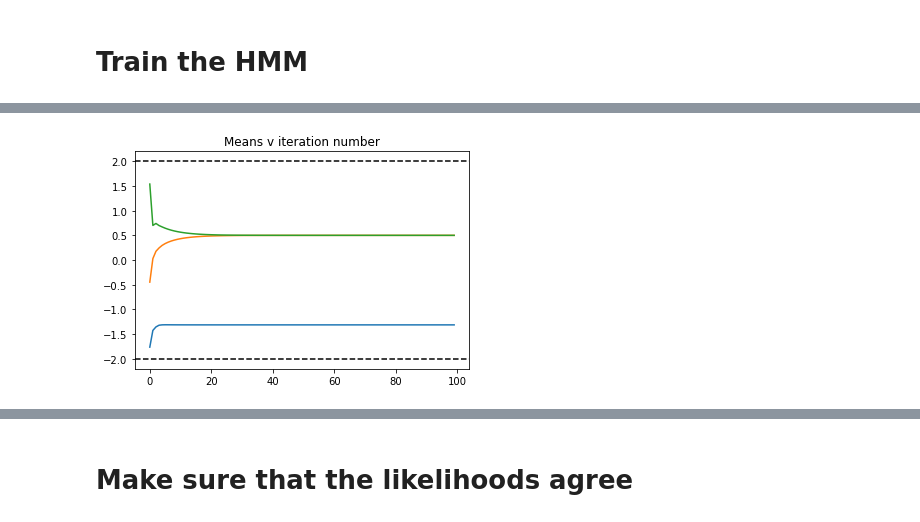
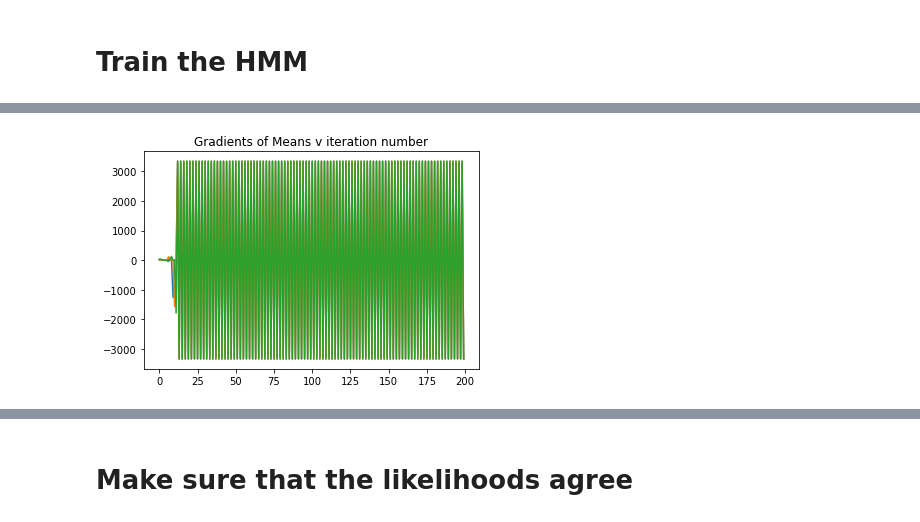
Before and after one commit to evsi8432/sublinear-HMM-inference, a Jupyter notebook: src/Sandbox.ipynb, the cells around one changed output, grey strips where cells are left out. Drawn from its saved outputs; the diff is of its cells as text; code cells hidden in the pictures.

Commit message:
Update trace storage

```diff
--- a/src/Sandbox.ipynb
+++ b/src/Sandbox.ipynb
@@ -60,7 +47,7 @@ pars = Parameters.Parameters()
 pars.features = [{'Y':{'corr':False,'f':'normal'}}, # coarse-scale
                  {}]
 pars.K = [3,1]
-T = 1000
+T = 100
 # %% [markdown]
 # Simulate Data
 # %%
@@ -141,14 +160,19 @@ print(optim1.step_size)
 # Train the HMM
 # %%
 # do first optimization
-num_epochs = 10
+num_epochs = 250
 optim1.step_num = 1
-optim1.train_HHMM(num_epochs,decay_ind=np.infty)
+optim1.train_HHMM(num_epochs,random_t=False,decay_ind=np.infty)
+
+# do first optimization
+num_epochs = 250
+optim2.step_num = 1
+optim2.train_HHMM(num_epochs,h=1,random_t=False,decay_ind=np.infty)
 
 # do second optimization
-num_epochs = 10
-optim2.step_num = 1
-optim2.train_HHMM(num_epochs,h=1,decay_ind=np.infty)
+num_epochs = 250
+optim3.step_num = 1
+optim3.train_HHMM(num_epochs,h=1,decay_ind=np.infty)
 # %% [output]
 finished epoch num:  0
 last direction:  forward
@@ -170,15 +194,22 @@ log-likelihood:  -167.2019832446284
 # %%
-def plot_results(optim):
-    plt.plot(optim.log_like_trace)
-    plt.title("Log-likelihood v iteration number")
-    plt.show()
+def plot_results(optim,iters=None):
 
-    plt.plot([optim.theta_trace[i][0]['Y']['mu'][0] for i in range(len(optim.theta_trace))])
-    plt.plot([optim.theta_trace[i][0]['Y']['mu'][1] for i in range(len(optim.theta_trace))])
-    plt.plot([optim.theta_trace[i][0]['Y']['mu'][2] for i in range(len(optim.theta_trace))])
+    if iters is None:
+        iters=len(optim.theta_trace)
+
+    #plt.plot(optim.log_like_trace)
+    #plt.title("Log-likelihood v iteration number")
+    #plt.show()
+
+    plt.plot([optim.theta_trace[i][0]['Y']['mu'][0] for i in range(iters)])
+    plt.plot([optim.theta_trace[i][0]['Y']['mu'][1] for i in range(iters)])
+    plt.plot([optim.theta_trace[i][0]['Y']['mu'][2] for i in range(iters)])
     plt.title("Means v iteration number")
-    plt.axhline(optim.param_bounds['Y']['mu'][0], c = 'k', linestyle = "--")
-    plt.axhline(optim.param_bounds['Y']['mu'][1], c = 'k', linestyle = "--")
+    for hline in [-1,0,1]:
+        plt.axhline(hline, c = 'k', linestyle = "--")
+    #plt.axhline(optim.param_bounds['Y']['mu'][1], c = 'k', linestyle = "--")
+    #plt.axhline(optim.param_bounds['Y']['mu'][0], c = 'k', linestyle = "--")
+    #plt.axhline(optim.param_bounds['Y']['mu'][1], c = 'k', linestyle = "--")
     plt.show()
 
     plt.plot([optim.theta_trace[i][0]['Y']['log_sig'][0] for i in range(len(optim.theta_trace))])
@@ -187,29 +218,30 @@ def plot_results(optim):
     plt.axhline(optim.param_bounds['Y']['log_sig'][0], c = 'k', linestyle = "--")
     plt.axhline(optim.param_bounds['Y']['log_sig'][1], c = 'k', linestyle = "--")
     plt.title("Standard Deviations v iteration number")
-    plt.show()
+    #plt.show()
 
-    plt.plot([optim.eta_trace[i][0][0,1] for i in range(len(optim.eta_trace))])
-    plt.plot([optim.eta_trace[i][0][0,2] for i in range(len(optim.eta_trace))])
-    plt.plot([optim.eta_trace[i][0][1,0] for i in range(len(optim.eta_trace))])
-    plt.plot([optim.eta_trace[i][0][1,2] for i in range(len(optim.eta_trace))])
-    plt.plot([optim.eta_trace[i][0][2,0] for i in range(len(optim.eta_trace))])
-    plt.plot([optim.eta_trace[i][0][2,1] for i in range(len(optim.eta_trace))])
-    plt.title("Eta v iteration number")
-    plt.show()
+    #plt.plot([optim.eta_trace[i][0][0,1] for i in range(len(optim.eta_trace))])
+    #plt.plot([optim.eta_trace[i][0][0,2] for i in range(len(optim.eta_trace))])
+    #plt.plot([optim.eta_trace[i][0][1,0] for i in range(len(optim.eta_trace))])
+    #plt.plot([optim.eta_trace[i][0][1,2] for i in range(len(optim.eta_trace))])
+    #plt.plot([optim.eta_trace[i][0][2,0] for i in range(len(optim.eta_trace))])
+    #plt.plot([optim.eta_trace[i][0][2,1] for i in range(len(optim.eta_trace))])
+    #plt.title("Eta v iteration number")
+    #plt.show()
 
-    plt.plot([optim.grad_theta_trace[i][0]['Y']['mu'][0] for i in range(len(optim.theta_trace))])
-    plt.plot([optim.grad_theta_trace[i][0]['Y']['mu'][1] for i in range(len(optim.theta_trace))])
-    plt.plot([optim.grad_theta_trace[i][0]['Y']['mu'][2] for i in range(len(optim.theta_trace))])
+    plt.plot([optim.grad_theta_trace[i][0]['Y']['mu'][0] for i in range(iters)])#range(len(optim.theta_trace))])
+    plt.plot([optim.grad_theta_trace[i][0]['Y']['mu'][1] for i in range(iters)])#range(len(optim.theta_trace))])
+    plt.plot([optim.grad_theta_trace[i][0]['Y']['mu'][2] for i in range(iters)])#range(len(optim.theta_trace))])
     plt.title("Gradients of Means v iteration number")
     plt.show()
 
-    plt.plot([optim.grad_theta_trace[i][0]['Y']['log_sig'][0] for i in range(len(optim.theta_trace))])
-    plt.plot([optim.grad_theta_trace[i][0]['Y']['log_sig'][1] for i in range(len(optim.theta_trace))])
-    plt.plot([optim.grad_theta_trace[i][0]['Y']['log_sig'][2] for i in range(len(optim.theta_trace))])
-    plt.title("Gradients of Standard Deviations v iteration number")
-    plt.show()
+    #plt.plot([optim.grad_theta_trace[i][0]['Y']['log_sig'][0] for i in range(len(optim.theta_trace))])
+    #plt.plot([optim.grad_theta_trace[i][0]['Y']['log_sig'][1] for i in range(len(optim.theta_trace))])
+    #plt.plot([optim.grad_theta_trace[i][0]['Y']['log_sig'][2] for i in range(len(optim.theta_trace))])
+    #plt.title("Gradients of Standard Deviations v iteration number")
+    #plt.show()
 
-plot_results(optim1)
-plot_results(optim2)
+plot_results(optim1,iters=200)
+plot_results(optim2,iters=20000)
+plot_results(optim3)
 # %% [output]
@@ -217 +249 @@ plot_results(optim2)
-[figure, old version]
+[figure, new version]
```
Also changed, not shown: parts of 7 cells of this notebook, 1 other file.
